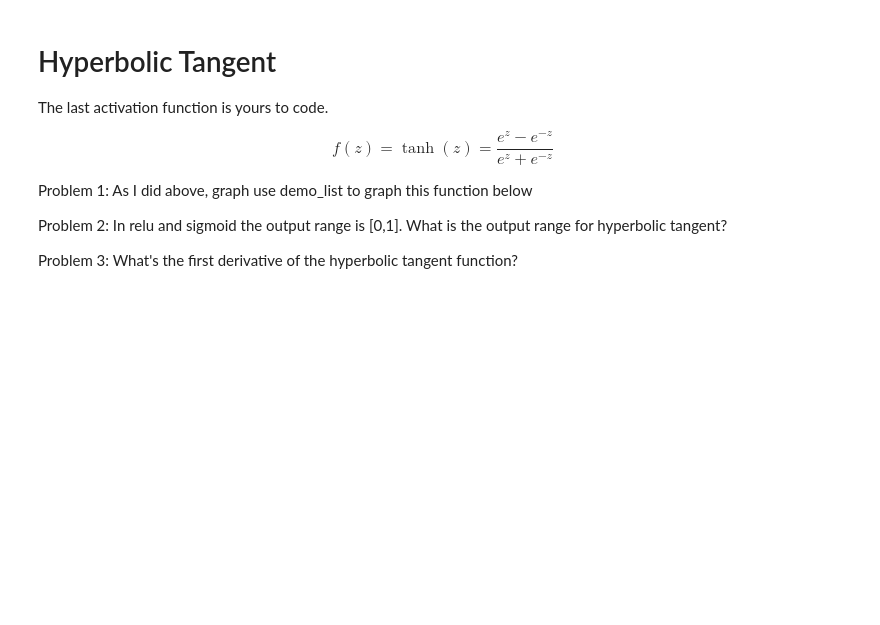
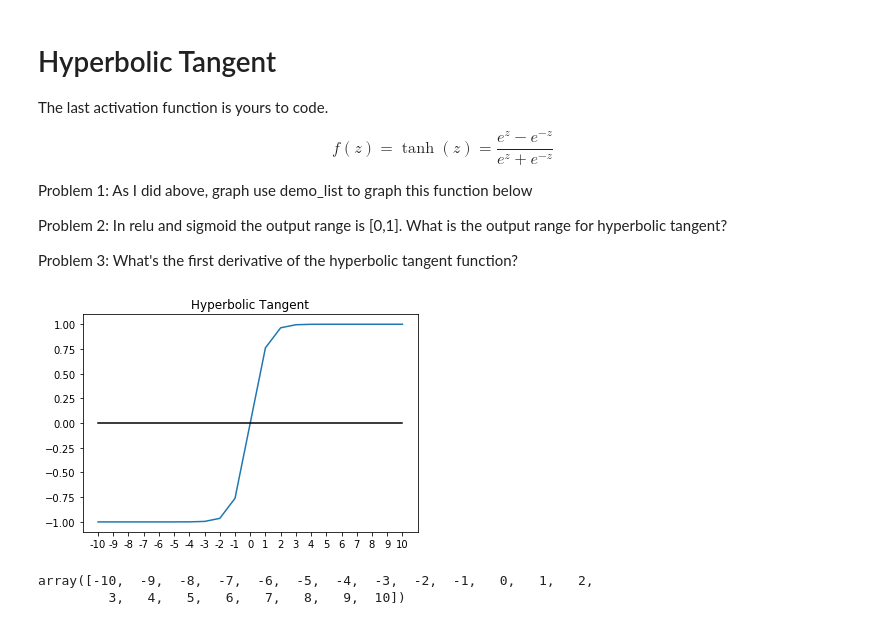
Before and after one commit to mbernico/advanced_neural_networks, a Jupyter notebook: module_0/Activation_Functions.ipynb, the cells around one changed output. Saved outputs shown, nothing was run; the diff lists cells and outputs as text; code cells hidden in the pictures; blank space fills up the shorter version.

```diff
--- a/module_0/Activation_Functions.ipynb
+++ b/module_0/Activation_Functions.ipynb
@@ -58,3 +58,22 @@ Problem 1: As I did above, graph use demo_list to graph this function below
 Problem 2:  In relu and sigmoid the output range is [0,1]. What is the output range for hyperbolic tangent?
 
 Problem 3:  What's the first derivative of the hyperbolic tangent function?
+# %%
+def tanh(z):
+    y = (e ** z - e ** -z) / (e ** z + e ** -z)
+    return y
+# %%
+out = [tanh(x) for x in demo_list]
+# %%
+plt.xticks(np.arange(21), demo_list)
+plt.plot(out)
+plt.plot([0,20], [0,0], color='black', label="x")
+plt.title("Hyperbolic Tangent")
+plt.show()
+# %% [output]
+[figure, added]
+# %%
+demo_list
+# %% [output]
+array([-10,  -9,  -8,  -7,  -6,  -5,  -4,  -3,  -2,  -1,   0,   1,   2,
+         3,   4,   5,   6,   7,   8,   9,  10])
```
Also changed, not shown: 2 other files.
